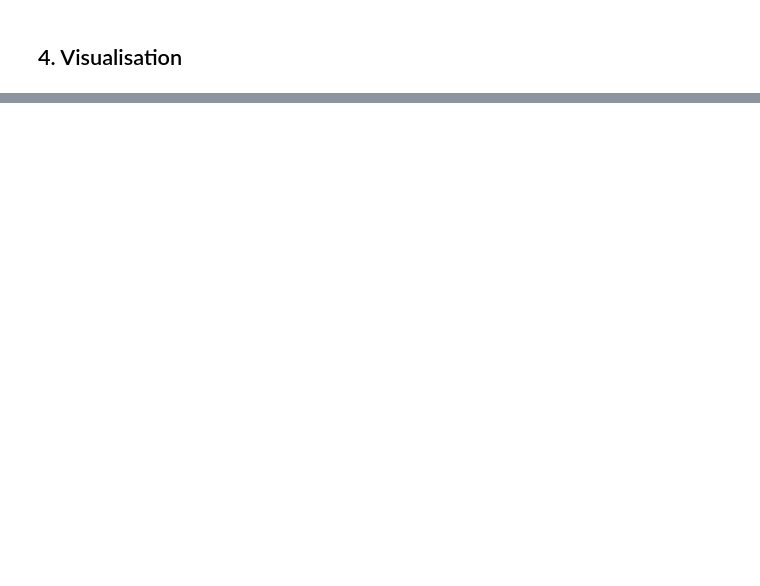
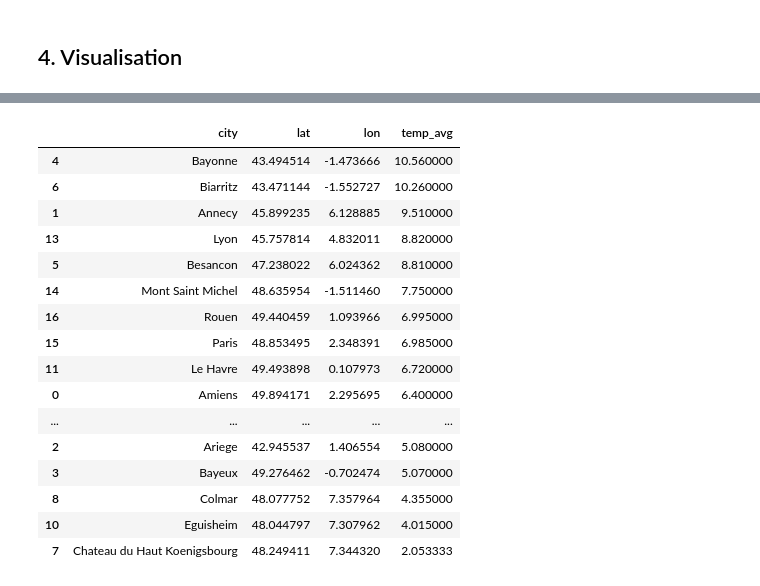
Before and after one commit to YnaPqt/data-management-kayak, a Jupyter notebook: kayak_project.ipynb, the cells around one changed output, grey strips where cells are left out. Drawn from its saved outputs; the diff is of its cells as text; code cells hidden in the pictures; blank space fills up the shorter version.

```diff
--- a/kayak_project.ipynb
+++ b/kayak_project.ipynb
@@ -462,0 +479,24 @@ df_data.head()
+# %%
+# Let's try to find the avg temperature
+best_temp = df_data.groupby(['city','lat','lon']).agg(temp_avg=('temp_celsius','mean')).reset_index()
+# %%
+# Now let's sort the values by average temperature
+best_temp.sort_values(by='temp_avg',ascending=False)
+# %% [output]
+|  | city | lat | lon | temp_avg |
+| 4 | Bayonne | 43.494514 | -1.473666 | 10.560000 |
+| 6 | Biarritz | 43.471144 | -1.552727 | 10.260000 |
+| 1 | Annecy | 45.899235 | 6.128885 | 9.510000 |
+| 13 | Lyon | 45.757814 | 4.832011 | 8.820000 |
+| 5 | Besancon | 47.238022 | 6.024362 | 8.810000 |
+| 14 | Mont Saint Michel | 48.635954 | -1.511460 | 7.750000 |
+| 16 | Rouen | 49.440459 | 1.093966 | 6.995000 |
+| 15 | Paris | 48.853495 | 2.348391 | 6.985000 |
+| 11 | Le Havre | 49.493898 | 0.107973 | 6.720000 |
+| 0 | Amiens | 49.894171 | 2.295695 | 6.400000 |
+| ... | ... | ... | ... | ... |
+| 2 | Ariege | 42.945537 | 1.406554 | 5.080000 |
+| 3 | Bayeux | 49.276462 | -0.702474 | 5.070000 |
+| 8 | Colmar | 48.077752 | 7.357964 | 4.355000 |
+| 10 | Eguisheim | 48.044797 | 7.307962 | 4.015000 |
+| 7 | Chateau du Haut Koenigsbourg | 48.249411 | 7.344320 | 2.053333 |
```
Also changed, not shown: parts of 26 cells of this notebook, 1 other file.
